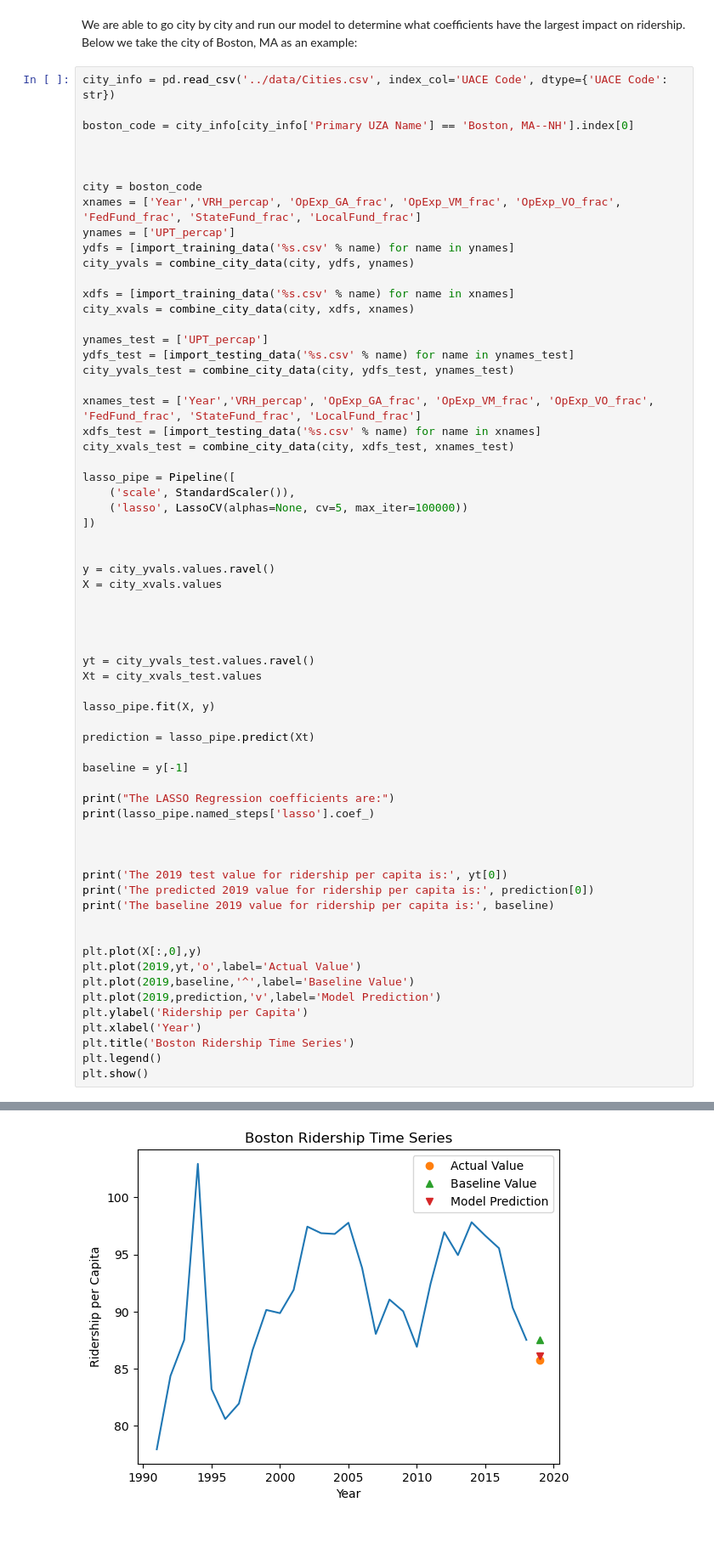
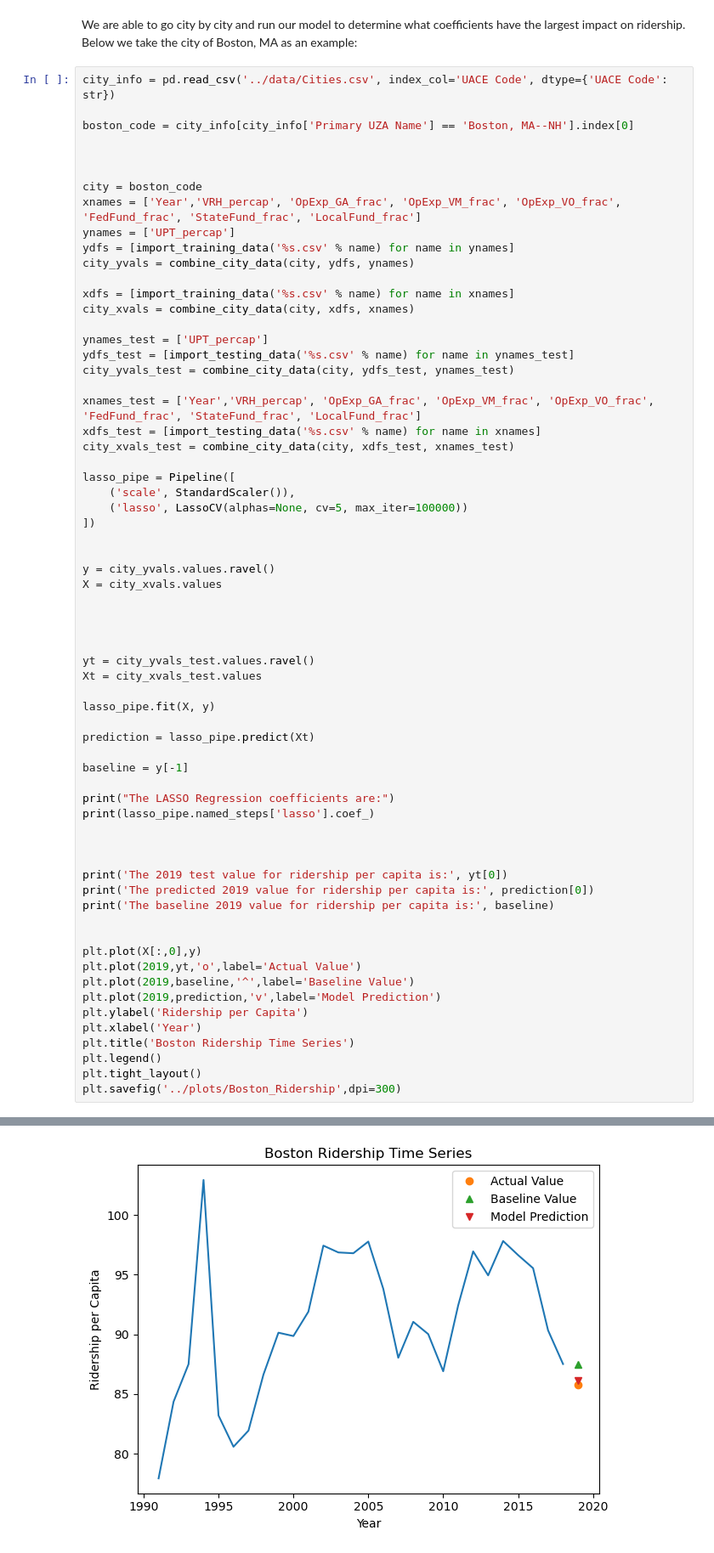
Before and after one commit to lodubay/transit-ridership, a Jupyter notebook: src/City_Specific_Model.ipynb, the cells around one changed output, grey strips where cells are left out. Shown: that part at 85% size. Drawn from its saved outputs; the diff is of its cells as text.

```diff
--- a/src/City_Specific_Model.ipynb
+++ b/src/City_Specific_Model.ipynb
@@ -182,35 +182,36 @@ lasso_pipe.fit(X, y)
 
 prediction = lasso_pipe.predict(Xt)
 
 baseline = y[-1]
 
 print("The LASSO Regression coefficients are:")
 print(lasso_pipe.named_steps['lasso'].coef_)
 
 
 
 print('The 2019 test value for ridership per capita is:', yt[0])
 print('The predicted 2019 value for ridership per capita is:', prediction[0])
 print('The baseline 2019 value for ridership per capita is:', baseline)
 
 
 plt.plot(X[:,0],y)
 plt.plot(2019,yt,'o',label='Actual Value')
 plt.plot(2019,baseline,'^',label='Baseline Value')
 plt.plot(2019,prediction,'v',label='Model Prediction')
 plt.ylabel('Ridership per Capita')
 plt.xlabel('Year')
 plt.title('Boston Ridership Time Series')
 plt.legend()
-plt.show()
+plt.tight_layout()
+plt.savefig('../plots/Boston_Ridership',dpi=300)
 # %% [output]
 The LASSO Regression coefficients are:
 [ 0.          0.         -0.          2.36591067 -0.         -1.63189154
   0.         -0.12087528]
 The 2019 test value for ridership per capita is: 85.77659053029521
 The predicted 2019 value for ridership per capita is: 86.113952908055
 The baseline 2019 value for ridership per capita is: 87.52108901101407
-[figure, old version]
+[figure, new version]
 # %% [markdown]
 For the city of Boston, MA, we find that the areas where the city may improve and have the largest affect on ridership are: spending more on vehicle maintenance, and asking for federal and local funding. Our model also provides a closer prediction to the 2019 real value than the baseline model that uses the naive forecast Gaussian Walk model.
 
```
Also changed, not shown: parts of 7 cells of this notebook, 1 other file.
